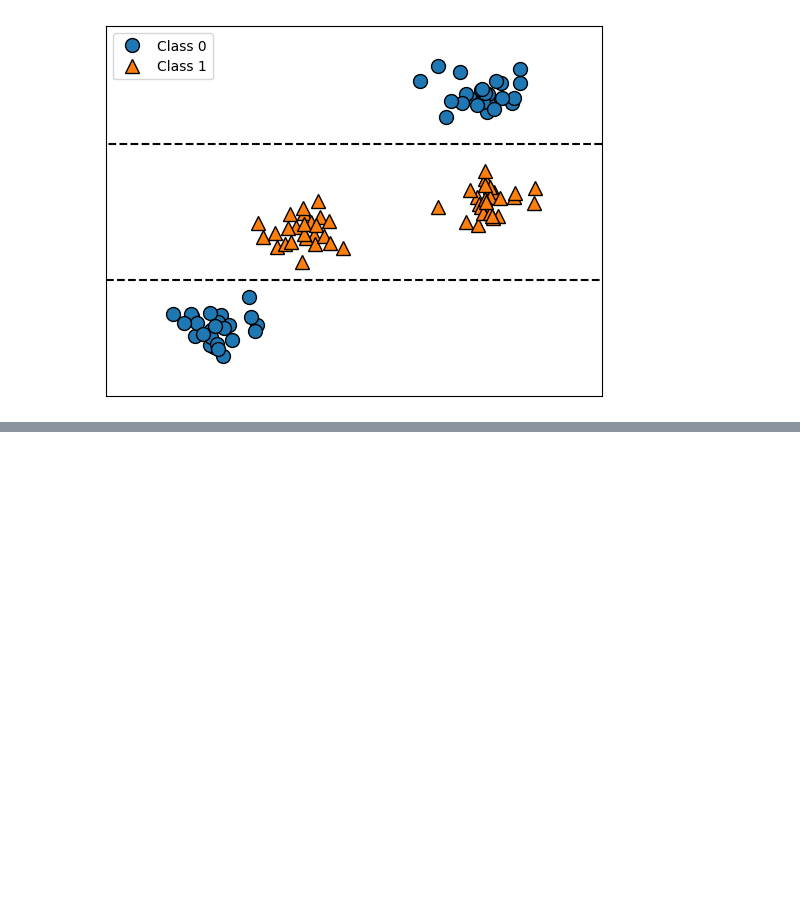
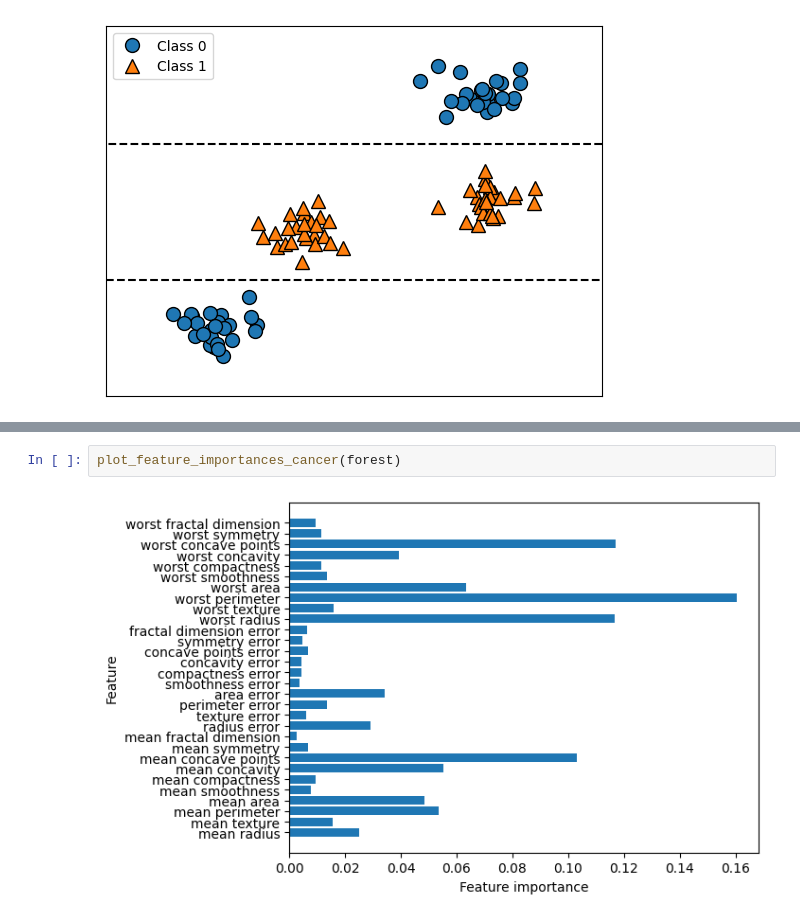
Before and after one commit to rishv1912/Introduction-to-machine-learning, a Jupyter notebook: Supervised Machine Learning/algos.ipynb, the cells around one changed output, grey strips where cells are left out. Cells and saved outputs as stored; diff of their text form; blank space fills up the shorter version.

```diff
--- a/Supervised Machine Learning/algos.ipynb
+++ b/Supervised Machine Learning/algos.ipynb
@@ -234,0 +281,4 @@ ExecutableNotFound: failed to execute PosixPath('dot'), make sure the Graphviz e
+# %%
+plot_feature_importances_cancer(forest)
+# %% [output]
+[figure, added]
```
Also changed, not shown: parts of 8 cells of this notebook.
